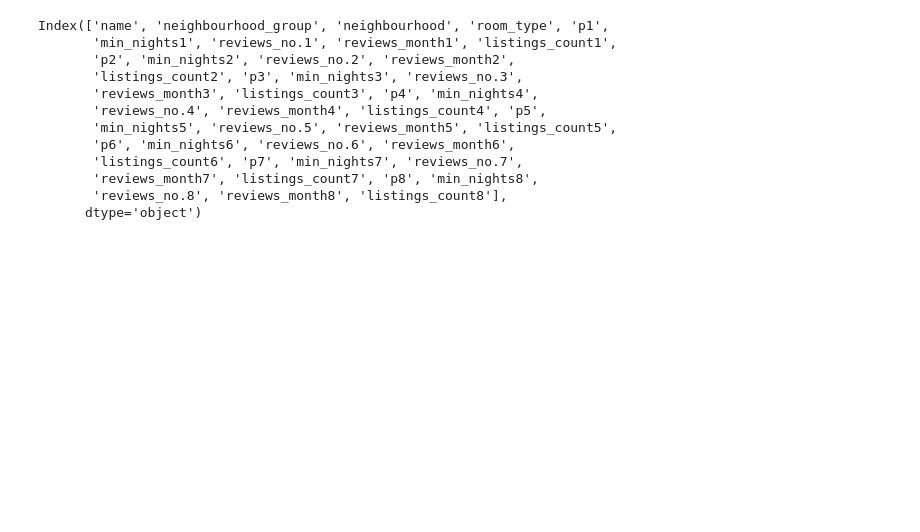
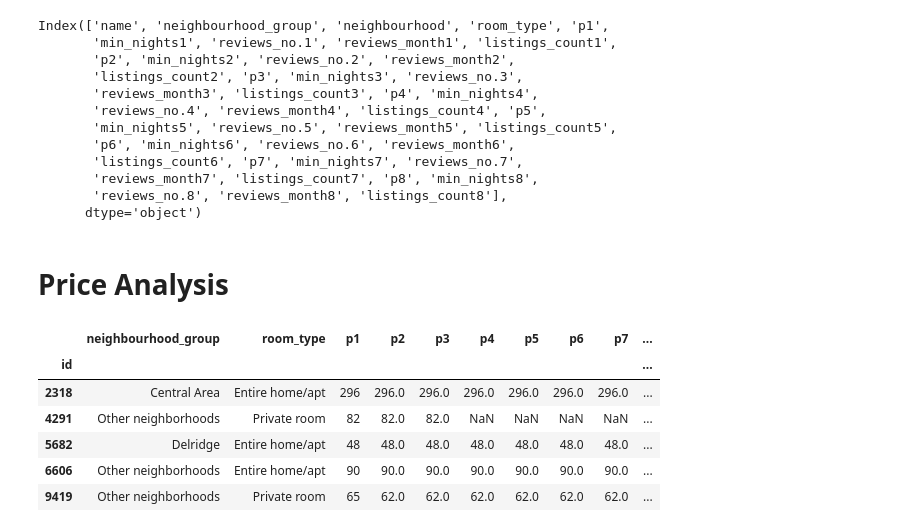
Before and after one commit to limbz-sami/ETL_project, a Jupyter notebook: ETL_python.ipynb, the cells around one changed output. Saved outputs shown, nothing was run; the diff lists cells and outputs as text; code cells hidden in the pictures; blank space fills up the shorter version.

```diff
--- a/ETL_python.ipynb
+++ b/ETL_python.ipynb
@@ -106,2 +108,17 @@ datafile = df7[['name', 'neighbourhood_group', 'neighbourhood', 'room_type','p1'
 datapath = "Resources"
 datafile.to_csv(os.path.join(datapath,r'Airbnb.csv'))
+# %% [markdown]
+# Price Analysis
+# %%
+# getting subset of data for price analysis
+price_df = datafile.loc[:, ['neighbourhood_group', 'room_type','p1','p2','p3', 'p4','p5','p6','p7','p8', 'reviews_month8']]
+price_df.rename(columns ={"reviews_month8":"reviews_per_month"}, inplace= True)
+price_df.head()
+# %% [output]
+|  | neighbourhood_group | room_type | p1 | p2 | p3 | p4 | p5 | p6 | p7 | ... |
+| id |  |  |  |  |  |  |  |  |  | ... |
+| 2318 | Central Area | Entire home/apt | 296 | 296.0 | 296.0 | 296.0 | 296.0 | 296.0 | 296.0 | ... |
+| 4291 | Other neighborhoods | Private room | 82 | 82.0 | 82.0 | NaN | NaN | NaN | NaN | ... |
+| 5682 | Delridge | Entire home/apt | 48 | 48.0 | 48.0 | 48.0 | 48.0 | 48.0 | 48.0 | ... |
+| 6606 | Other neighborhoods | Entire home/apt | 90 | 90.0 | 90.0 | 90.0 | 90.0 | 90.0 | 90.0 | ... |
+| 9419 | Other neighborhoods | Private room | 65 | 62.0 | 62.0 | 62.0 | 62.0 | 62.0 | 62.0 | ... |
```
Also changed, not shown: parts of 5 cells of this notebook, 2 other files.
